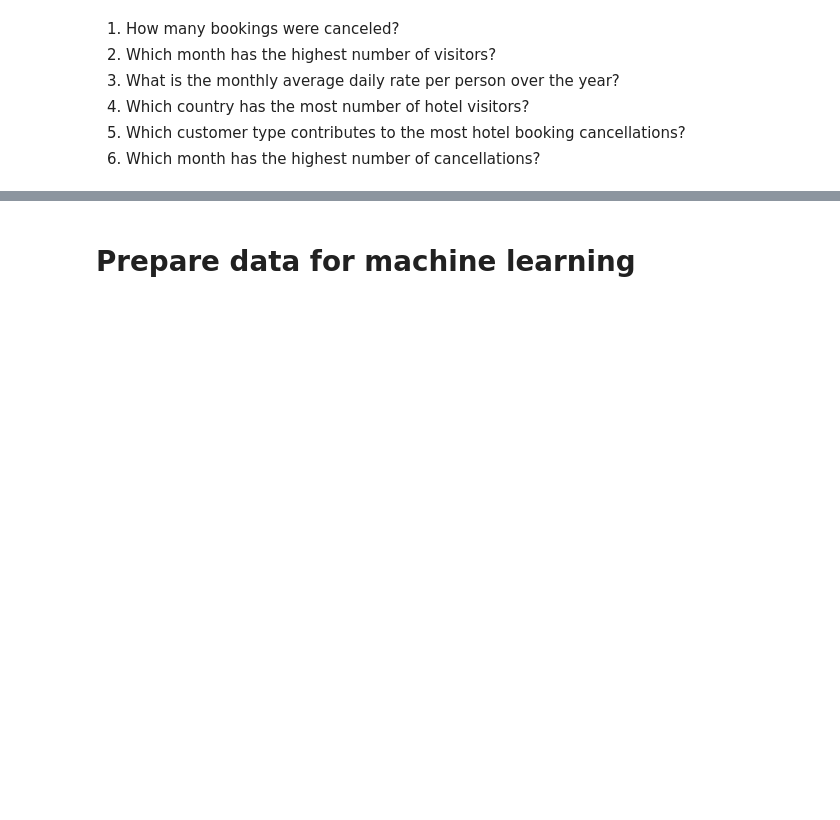
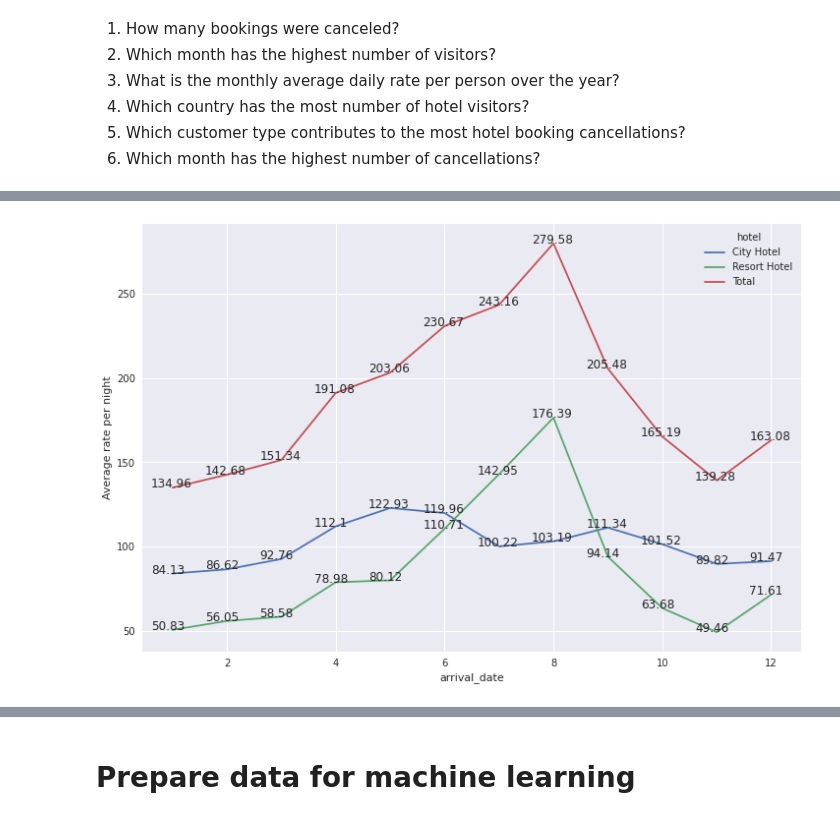
Before and after one commit to huy105/Hotel-booking-classify, a Jupyter notebook: HotelClassify.ipynb, the cells around one changed output, grey strips where cells are left out. Cells and saved outputs as stored; diff of their text form; code cells hidden in the pictures; blank space fills up the shorter version.

```diff
--- a/HotelClassify.ipynb
+++ b/HotelClassify.ipynb
@@ -272,0 +474,14 @@ array([0.175, 1.175])
+# %%
+# Copy data
+adr = hotel_plot.copy()
+# Take column we wanna use
+col = ["adr", 'arrival_date', 'hotel']
+# Set index
+adr = adr[col].set_index('arrival_date')
+# Take the mean of average per night
+adr = adr.groupby([adr.index.month, 'hotel']).mean()
+# Creat a pivot table
+adr = pd.pivot_table(adr, values='adr', index = "arrival_date", columns="hotel")
+# Add column total
+adr["Total"] = adr["City Hotel"] + adr["Resort Hotel"]
+adr
@@ -272,0 +503,13 @@ array([0.175, 1.175])
+# %%
+with plt.style.context("seaborn"):
+    fig, ax = plt.subplots(figsize = (12, 8))
+    adr.plot(ax = ax)
+    ax.set(ylabel = 'Average rate per night')
+    for index,data in enumerate(adr["City Hotel"]):
+         ax.text(x= index + 0.6, y = data, s=f"{round(data, 2)}" , fontdict=dict(fontsize=12))
+    for index,data in enumerate(adr["Resort Hotel"]):
+         ax.text(x= index + 0.6, y = data, s=f"{round(data, 2)}" , fontdict=dict(fontsize=12))
+    for index,data in enumerate(adr["Total"]):
+         ax.text(x= index + 0.6, y = data, s=f"{round(data, 2)}" , fontdict=dict(fontsize=12))
+# %% [output]
+[figure, added]
```
Also changed, not shown: parts of 63 cells of this notebook.
